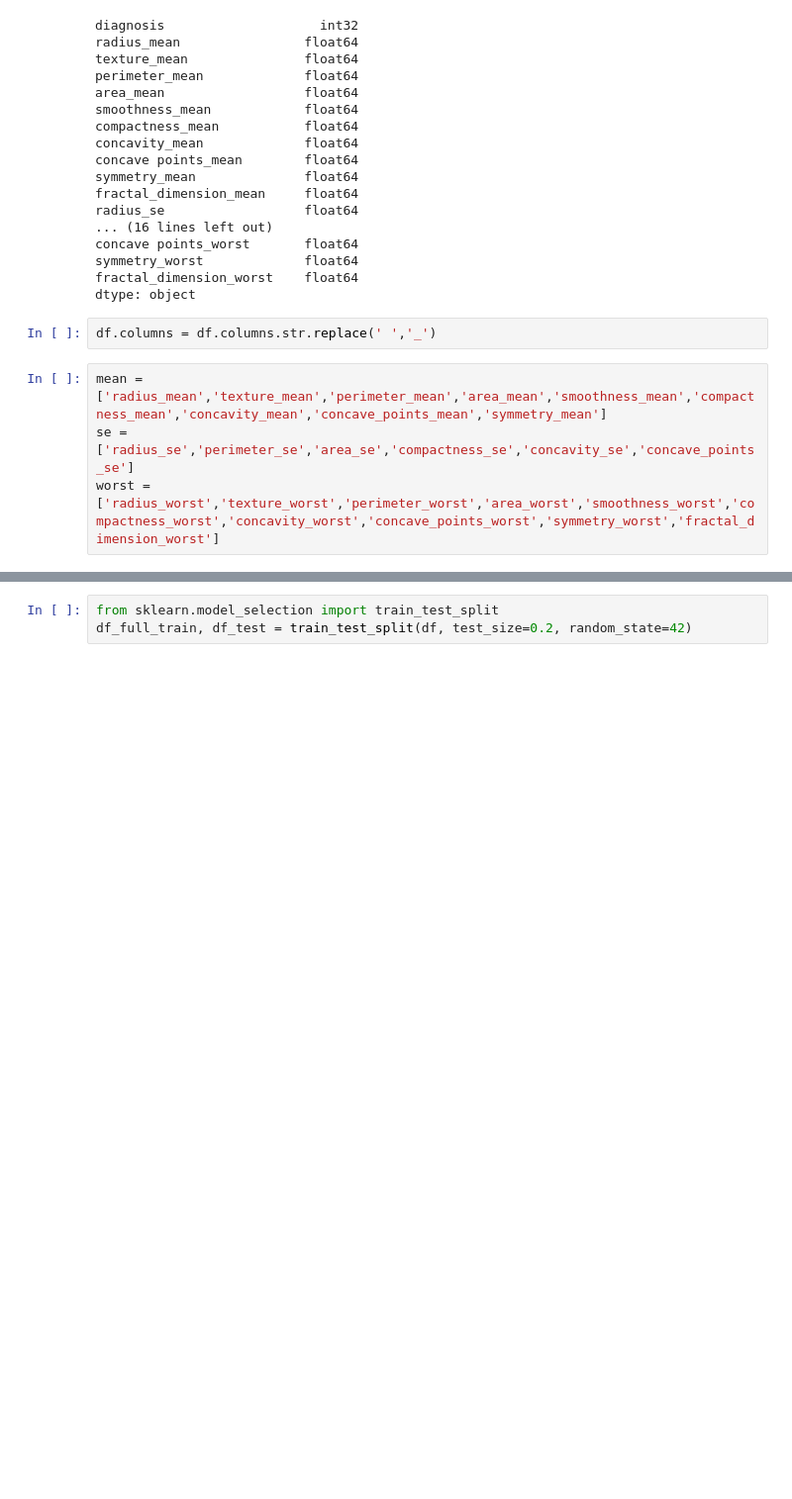
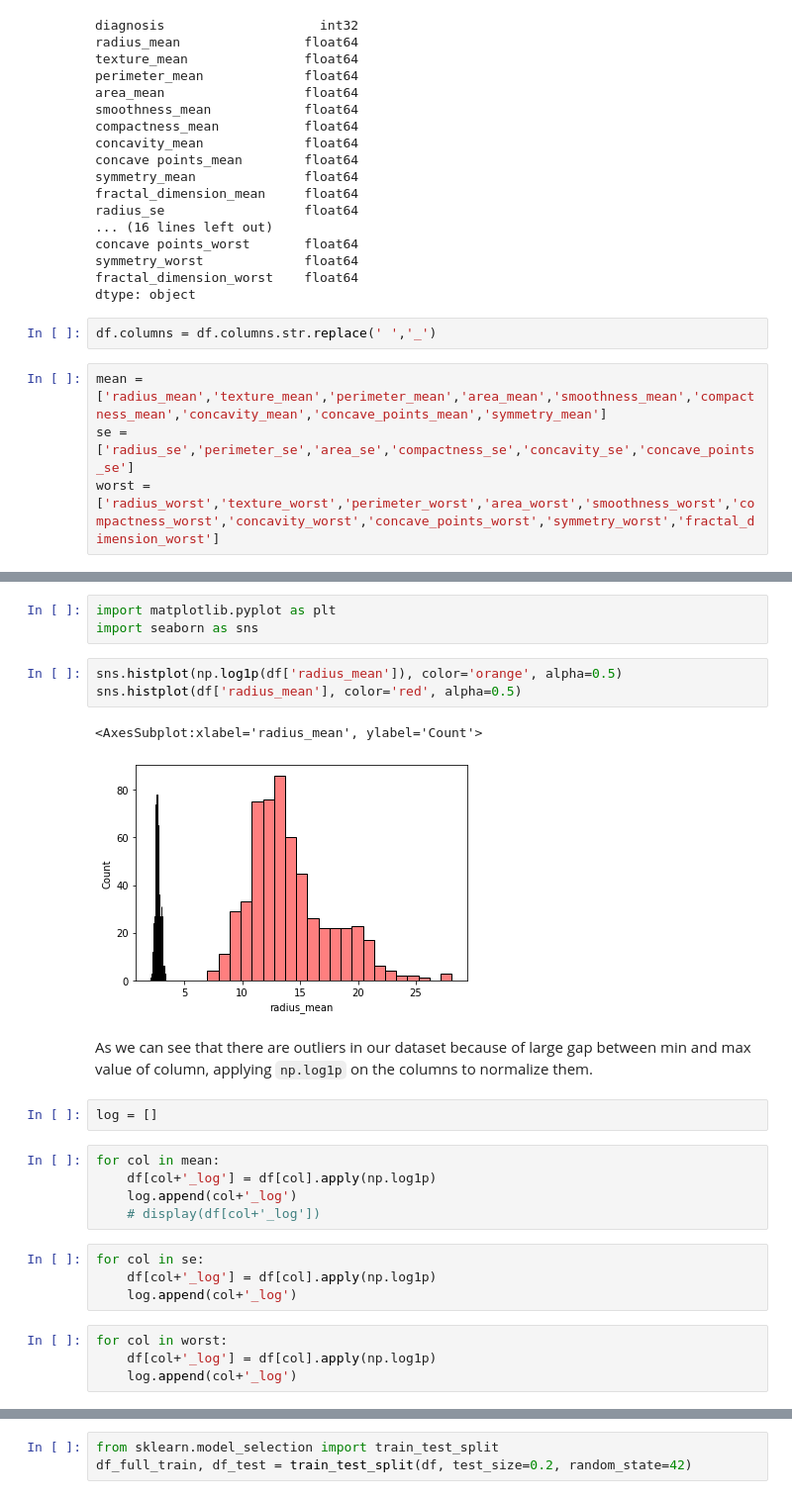
Before and after one commit to nandan-06/Breast-Cancer-Detection, a Jupyter notebook: breastCancerDetection.ipynb, the cells around one changed output, grey strips where cells are left out. Shown at 99% size. Saved outputs shown, nothing was run; the diff lists cells and outputs as text; blank space fills up the shorter version.

```diff
--- a/breastCancerDetection.ipynb
+++ b/breastCancerDetection.ipynb
@@ -155,0 +163,26 @@ df[mean+se+worst].describe()
+# %%
+import matplotlib.pyplot as plt
+import seaborn as sns
+# %%
+sns.histplot(np.log1p(df['radius_mean']), color='orange', alpha=0.5)
+sns.histplot(df['radius_mean'], color='red', alpha=0.5)
+# %% [output]
+<AxesSubplot:xlabel='radius_mean', ylabel='Count'>
+[figure, added]
+# %% [markdown]
+As we can see that there are outliers in our dataset because of large gap between min and max value of column, applying `np.log1p` on the columns to normalize them.
+# %%
+log = []
+# %%
+for col in mean:
+    df[col+'_log'] = df[col].apply(np.log1p)
+    log.append(col+'_log')
+    # display(df[col+'_log'])
+# %%
+for col in se:
+    df[col+'_log'] = df[col].apply(np.log1p)
+    log.append(col+'_log')
+# %%
+for col in worst:
+    df[col+'_log'] = df[col].apply(np.log1p)
+    log.append(col+'_log')
```
Also changed, not shown: parts of 15 cells of this notebook.
